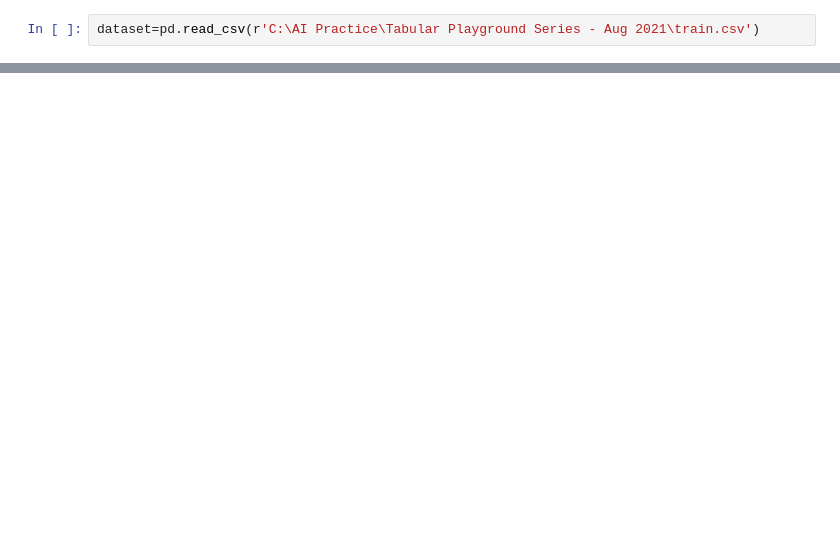
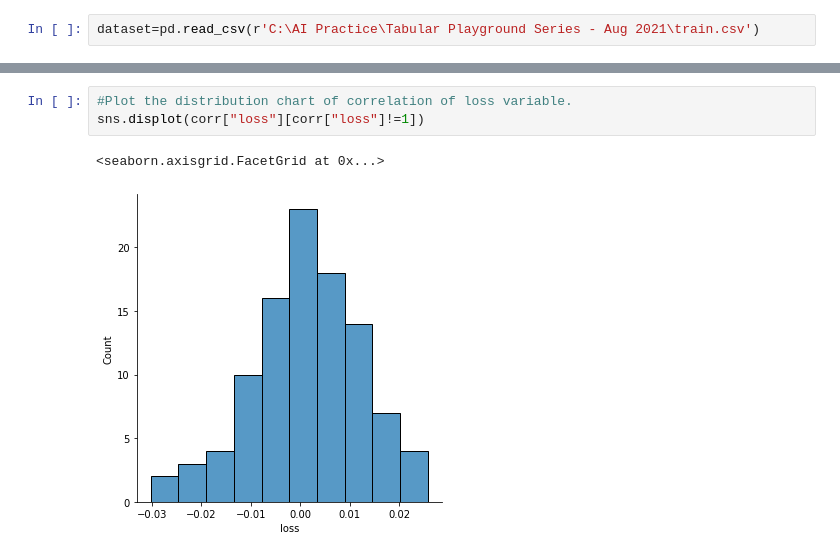
Before and after one commit to venkat2ram/AI_Playground, a Jupyter notebook: Tabular_Playground_Series_Aug_2021.ipynb, the cells around one changed output, grey strips where cells are left out. Drawn from its saved outputs; the diff is of its cells as text; blank space fills up the shorter version.

```diff
--- a/Tabular_Playground_Series_Aug_2021.ipynb
+++ b/Tabular_Playground_Series_Aug_2021.ipynb
@@ -42,0 +55,6 @@ np_dataset[np_dataset!=1].min()
+# %%
+#Plot the distribution chart of correlation of loss variable.
+sns.displot(corr["loss"][corr["loss"]!=1])
+# %% [output]
+<seaborn.axisgrid.FacetGrid at 0x...>
+[figure, added]
```
Also changed, not shown: parts of 14 cells of this notebook.
